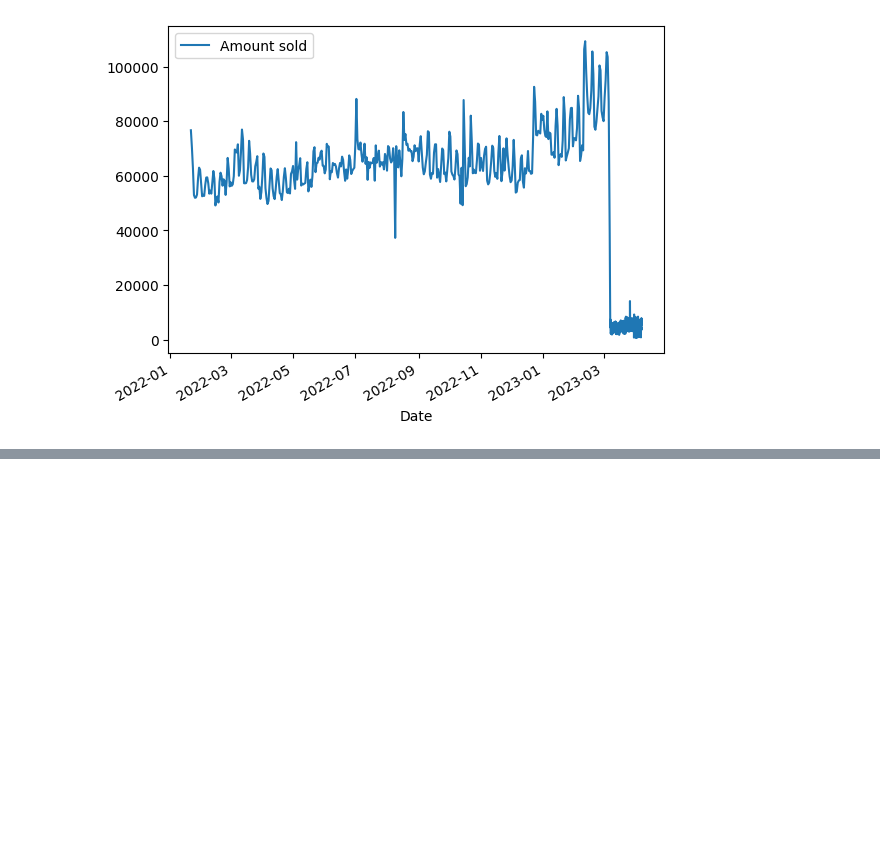
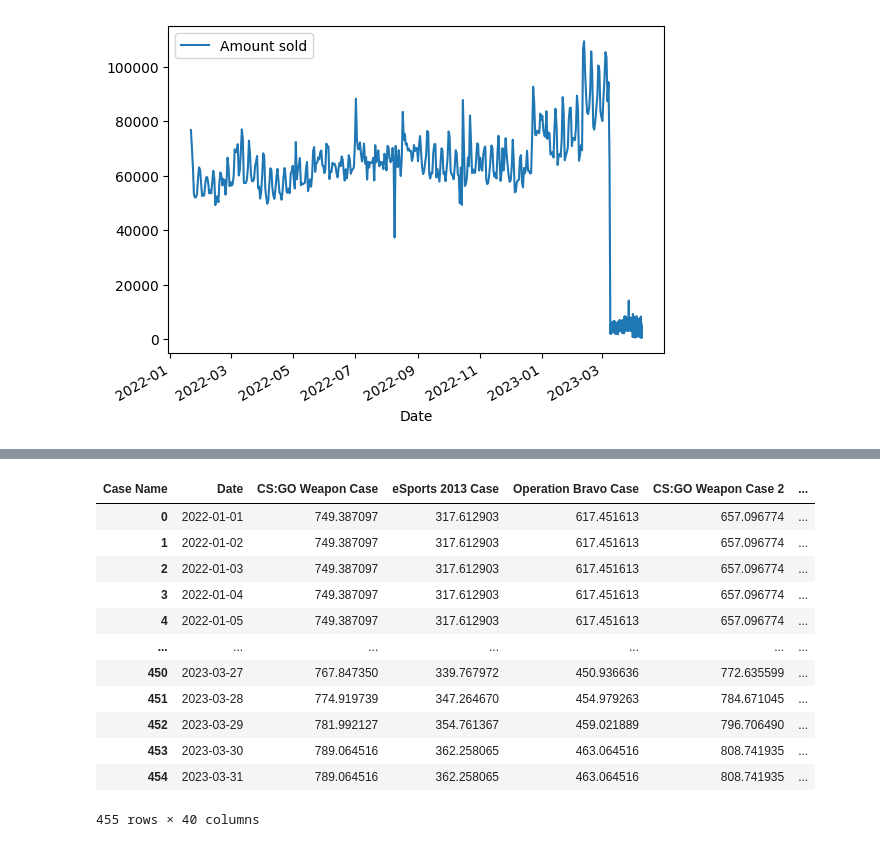
Before and after one commit to sens0rer/cs-case-metrics, a Jupyter notebook: playground.ipynb, the cells around one changed output, grey strips where cells are left out. Drawn from its saved outputs; the diff is of its cells as text; code cells hidden in the pictures; blank space fills up the shorter version.

Commit message:
Finished some functions, added moving averages

```diff
--- a/playground.ipynb
+++ b/playground.ipynb
@@ -272,11 +239,0 @@ def get_historical_unboxing_numbers() -> DataFrame:
-# %%
-csv_ids = ['january2022', 'february2022', 'march2022', 'april2022', 'may2022', 'june2022',
-           'july2022', 'august2022', 'september2022', 'october2022', 'november2022',
-           'december2022', 'january2023', 'february2023', 'march2023']
-df_list = []
-for id in csv_ids:
-    response = requests.get(f'https://csgocasetracker.com/calculations/previousCalc/{id}.csv')
-    csv = StringIO(response.content.decode('utf-8'))
-    df = pd.read_csv(csv,sep=',')
-    df_list.append(df)
-df
@@ -458,0 +328,31 @@ df_copy2
+# %%
+def unboxing_moving_average(df: DataFrame, n: int = 30) -> DataFrame:
+    """
+    Applies a moving average to daily unboxing numbers
+
+    Parameters:
+        df(DataFrame): A dataframe with daily unboxing numbers acquired from montly_unboxing_numbers_to_daily()
+        n(int): Amount of days for the moving average. Defaults to 30
+    Returns:
+        DataFrame: A dataframe with smoothed historical daily unboxing numbers
+    """
+    df_ma = df.copy()
+    df_ma.set_index('Date', inplace=True)
+    df_ma = df_ma.rolling(f'{n}D').mean()
+    df_ma.reset_index(inplace=True)
+    return df_ma
+# %%
+def get_historical_daily_unboxing_numbers(n: int = 30) -> DataFrame:
+    """
+    Extracts historical monthly unboxing numbers from csgocasetracker.com, rescales them to
+    get daily numbers and applies a moving average if needed.
+
+    Parameters:
+        n(int): Amount of days for the moving average. Defaults to 30
+    Returns:
+        DataFrame: A dataframe with historical daily unboxing numbers for every case
+    """
+    df = get_historical_monthly_unboxing_numbers()
+    df = montly_unboxing_numbers_to_daily(df)
+    df = unboxing_moving_average(df, n)
+    return df
@@ -458,0 +379,16 @@ df_copy2
+# %%
+get_historical_daily_unboxing_numbers(n=30)
+# %% [output]
+| Case Name | Date | CS:GO Weapon Case | eSports 2013 Case | Operation Bravo Case | CS:GO Weapon Case 2 | ... |
+| 0 | 2022-01-01 | 749.387097 | 317.612903 | 617.451613 | 657.096774 | ... |
+| 1 | 2022-01-02 | 749.387097 | 317.612903 | 617.451613 | 657.096774 | ... |
+| 2 | 2022-01-03 | 749.387097 | 317.612903 | 617.451613 | 657.096774 | ... |
+| 3 | 2022-01-04 | 749.387097 | 317.612903 | 617.451613 | 657.096774 | ... |
+| 4 | 2022-01-05 | 749.387097 | 317.612903 | 617.451613 | 657.096774 | ... |
+| ... | ... | ... | ... | ... | ... | ... |
+| 450 | 2023-03-27 | 767.847350 | 339.767972 | 450.936636 | 772.635599 | ... |
+| 451 | 2023-03-28 | 774.919739 | 347.264670 | 454.979263 | 784.671045 | ... |
+| 452 | 2023-03-29 | 781.992127 | 354.761367 | 459.021889 | 796.706490 | ... |
+| 453 | 2023-03-30 | 789.064516 | 362.258065 | 463.064516 | 808.741935 | ... |
+| 454 | 2023-03-31 | 789.064516 | 362.258065 | 463.064516 | 808.741935 | ... |
+455 rows × 40 columns
```
Also changed, not shown: parts of 16 cells of this notebook, 2 other files.
